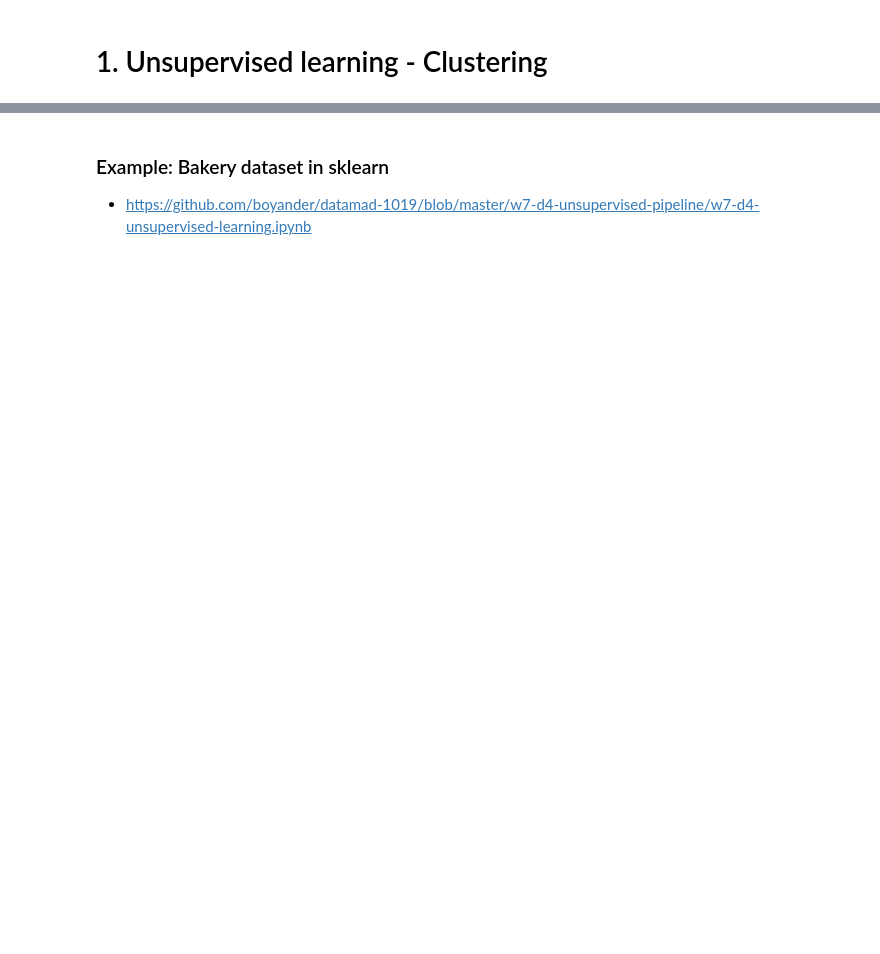
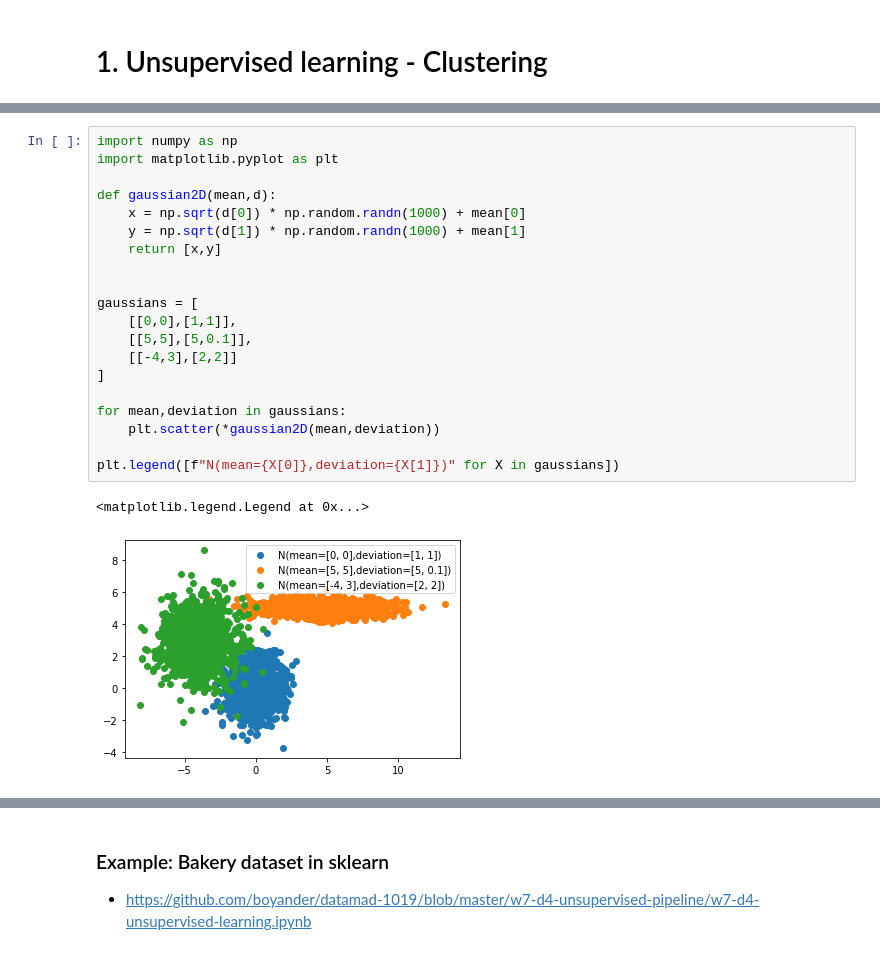
Before and after one commit to boyander/machine-learning, a Jupyter notebook: 3-unsupervised-learning⚡️.ipynb, the cells around one changed output, grey strips where cells are left out. Drawn from its saved outputs; the diff is of its cells as text; blank space fills up the shorter version.

```diff
--- a/3-unsupervised-learning⚡️.ipynb
+++ b/3-unsupervised-learning⚡️.ipynb
@@ -5,6 +5,29 @@
 <img src="https://lh3.googleusercontent.com/DS4BHTkXT_9FzxuOd67PNjJT-o87kdtvP42wq_JUzQz8oWhzOOxWKu0CAkTSzBzyLKrYNWAF8dAY6FUSgjLJFBBrMjHz_cdk9-i0QhAOnIdo8Nq3192BdGxlEUwRRpCzkp_iBiIK" width="600"/>
 
 <img src="https://miro.medium.com/max/694/1*5RDVF1xW0LfXjoxZp6jI1Q.png" />
+# %%
+import numpy as np
+import matplotlib.pyplot as plt
+
+def gaussian2D(mean,d):
+    x = np.sqrt(d[0]) * np.random.randn(1000) + mean[0]
+    y = np.sqrt(d[1]) * np.random.randn(1000) + mean[1]
+    return [x,y]
+
+
+gaussians = [
+    [[0,0],[1,1]],
+    [[5,5],[5,0.1]],
+    [[-4,3],[2,2]]
+]
+
+for mean,deviation in gaussians:
+    plt.scatter(*gaussian2D(mean,deviation))
+
+plt.legend([f"N(mean={X[0]},deviation={X[1]})" for X in gaussians])
+# %% [output]
+<matplotlib.legend.Legend at 0x...>
+[figure, added]
 # %% [markdown]
 ## Kmeans clustering
 
```
Also changed, not shown: parts of 13 cells of this notebook, 2 other files.
